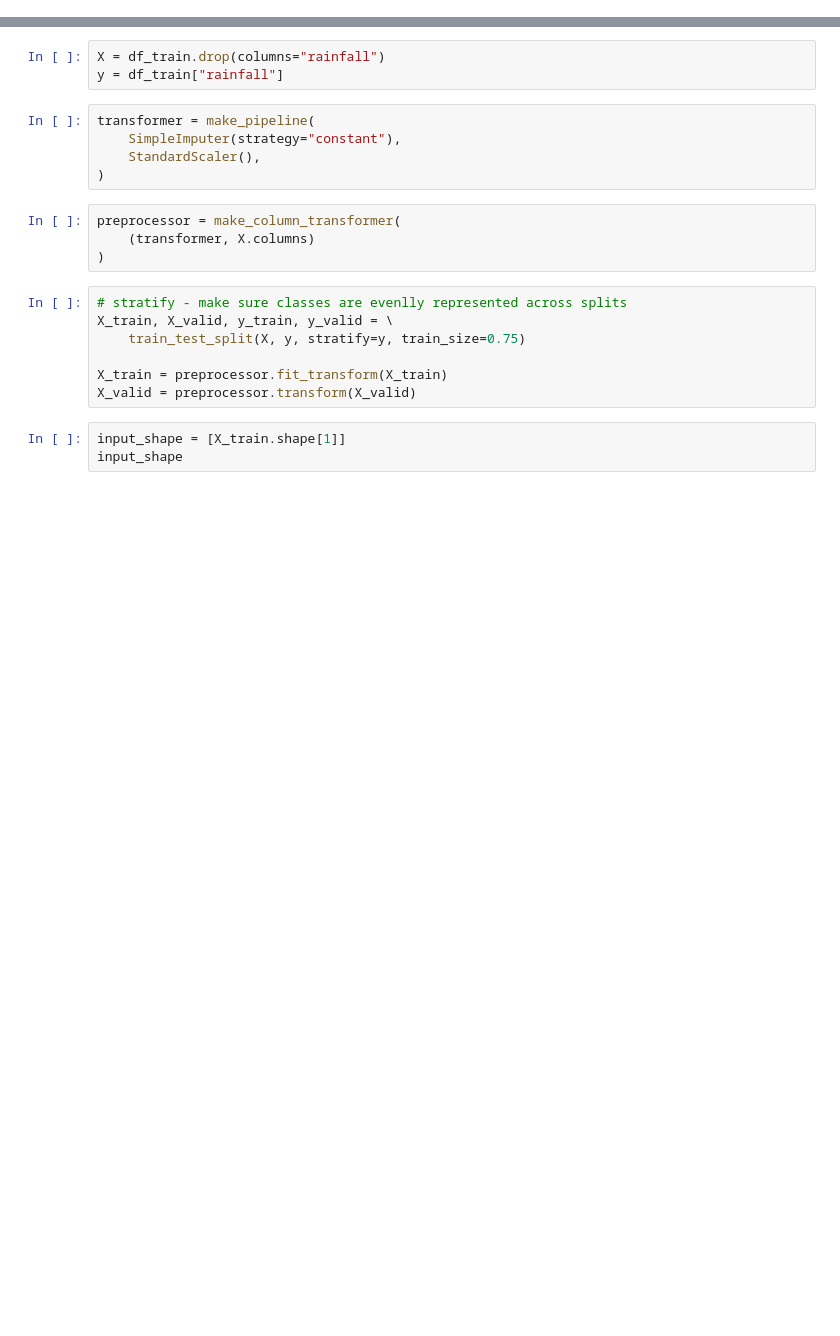
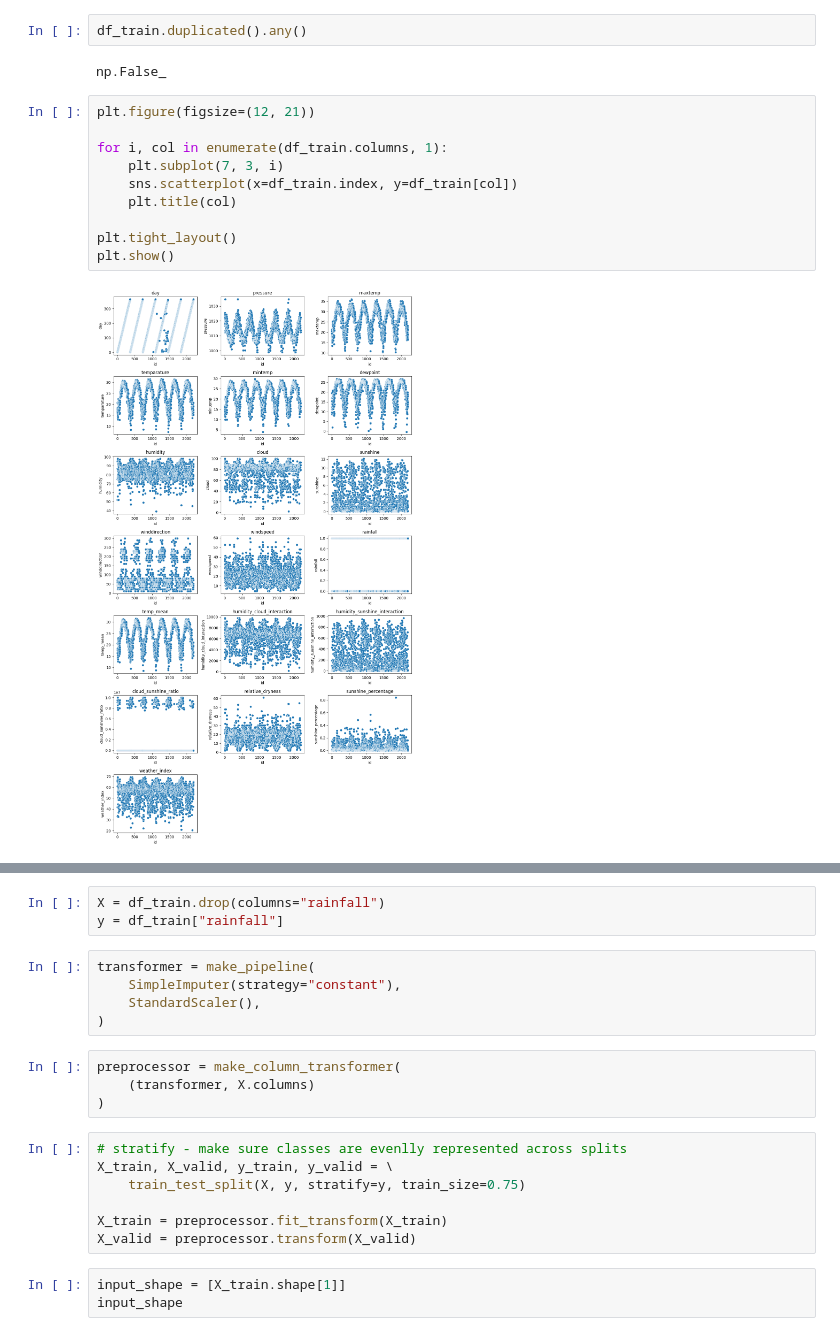
Before and after one commit to santosh3110/Binary-Prediction-with-a-Rainfall-Dataset, a Jupyter notebook: dl_pred.ipynb, the cells around one changed output, grey strips where cells are left out. Saved outputs shown, nothing was run; the diff lists cells and outputs as text; blank space fills up the shorter version.

```diff
--- a/dl_pred.ipynb
+++ b/dl_pred.ipynb
@@ -24,0 +72,16 @@ df_train.sample(10)
+# %%
+df_train.duplicated().any()
+# %% [output]
+np.False_
+# %%
+plt.figure(figsize=(12, 21))
+
+for i, col in enumerate(df_train.columns, 1):
+    plt.subplot(7, 3, i)
+    sns.scatterplot(x=df_train.index, y=df_train[col])
+    plt.title(col)
+
+plt.tight_layout()
+plt.show()
+# %% [output]
+[figure, added]
```
Also changed, not shown: parts of 20 cells of this notebook, 6 other files.
